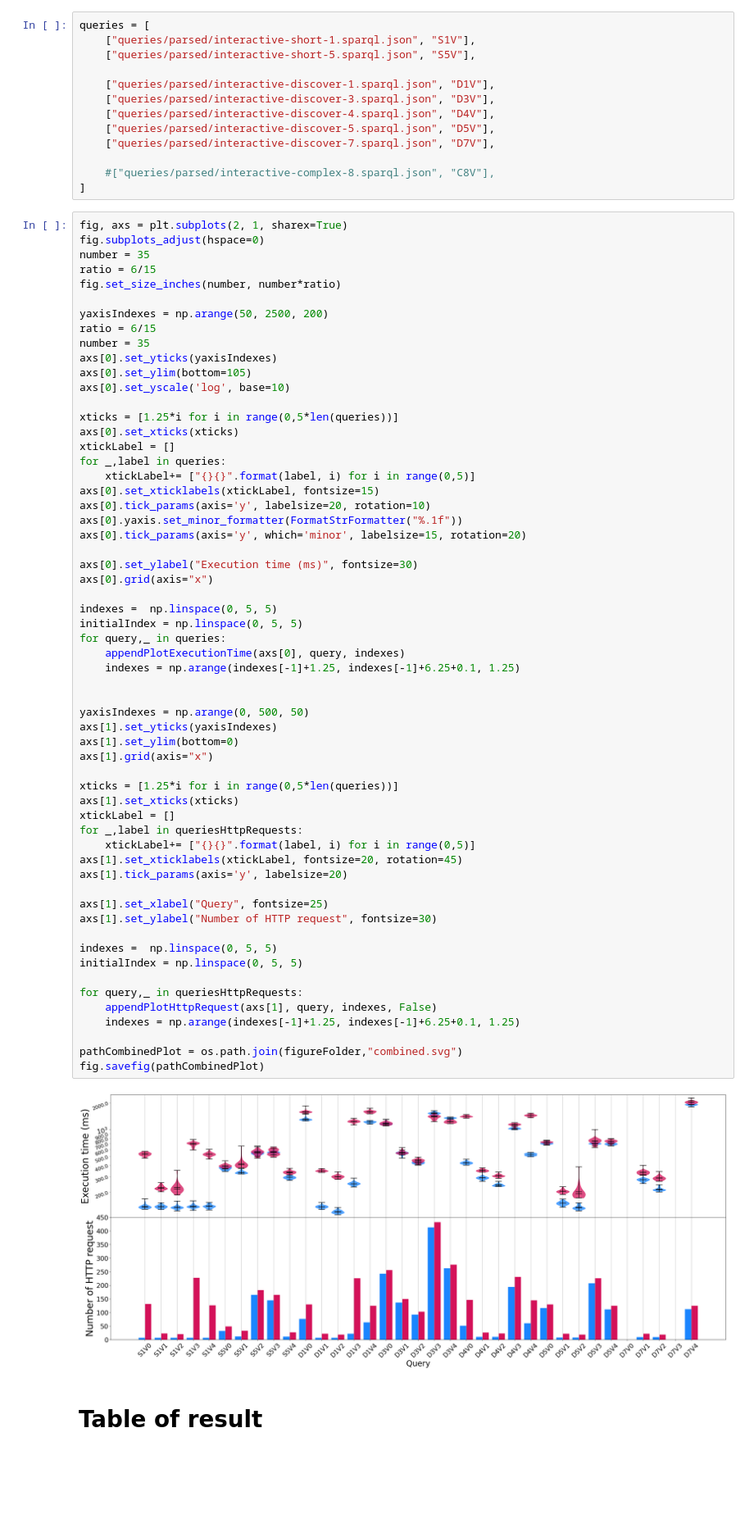
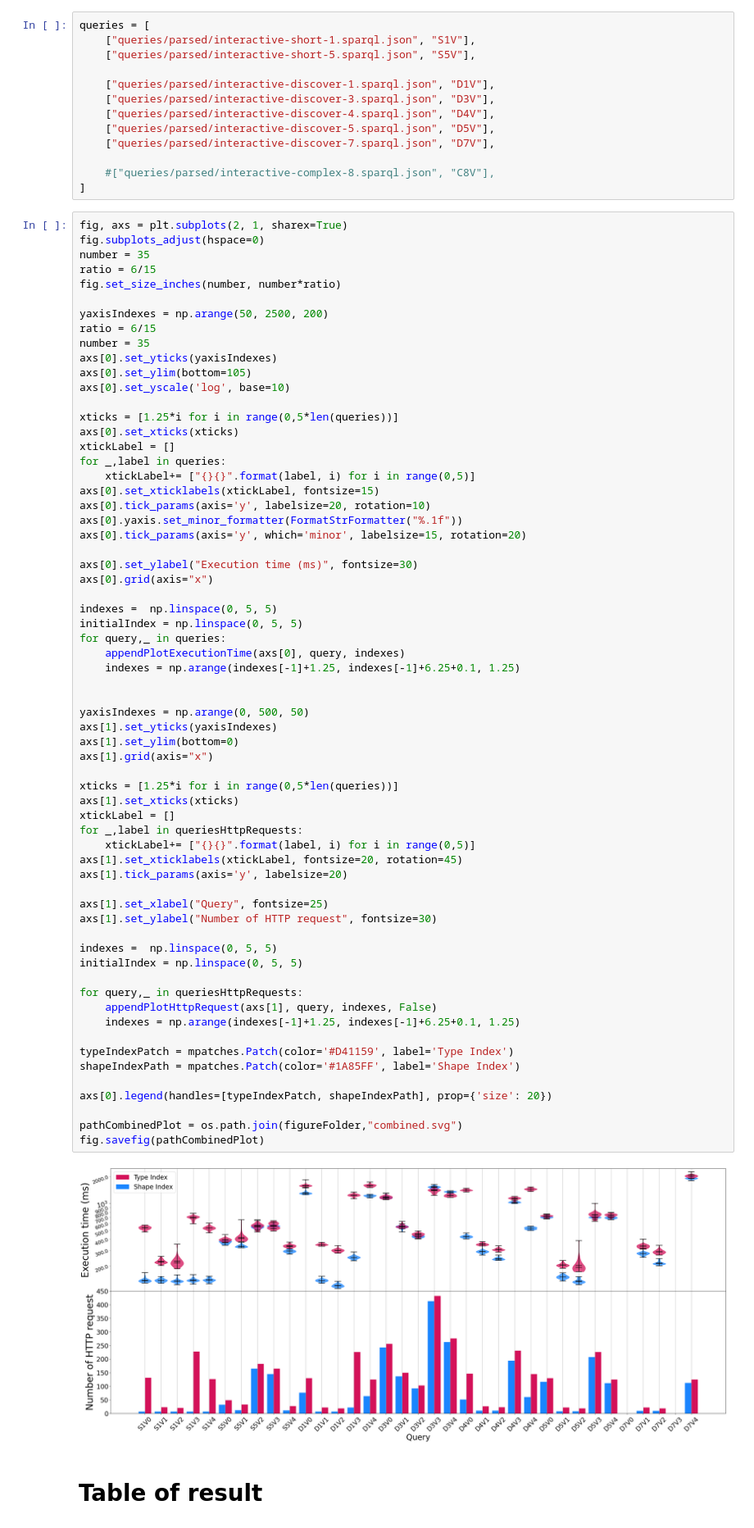
Before and after one commit to constraintAutomaton/amw_shape_index_results, a Jupyter notebook: result/analysis.ipynb, the cells around one changed output. Shown at 82% size. Cells and saved outputs as stored; diff of their text form; blank space fills up the shorter version.

Commit message:
legend added to the plot

```diff
--- a/result/analysis.ipynb
+++ b/result/analysis.ipynb
@@ -596,34 +597,39 @@ for query,_ in queries:
     appendPlotExecutionTime(axs[0], query, indexes)
     indexes = np.arange(indexes[-1]+1.25, indexes[-1]+6.25+0.1, 1.25)
 
 
 yaxisIndexes = np.arange(0, 500, 50)
 axs[1].set_yticks(yaxisIndexes)
 axs[1].set_ylim(bottom=0)
 axs[1].grid(axis="x")
 
 xticks = [1.25*i for i in range(0,5*len(queries))]
 axs[1].set_xticks(xticks)
 xtickLabel = []
 for _,label in queriesHttpRequests:
     xtickLabel+= ["{}{}".format(label, i) for i in range(0,5)]
 axs[1].set_xticklabels(xtickLabel, fontsize=20, rotation=45)
 axs[1].tick_params(axis='y', labelsize=20)
 
 axs[1].set_xlabel("Query", fontsize=25)
 axs[1].set_ylabel("Number of HTTP request", fontsize=30)
 
 indexes =  np.linspace(0, 5, 5)
 initialIndex = np.linspace(0, 5, 5)
 
 for query,_ in queriesHttpRequests:
     appendPlotHttpRequest(axs[1], query, indexes, False)
     indexes = np.arange(indexes[-1]+1.25, indexes[-1]+6.25+0.1, 1.25)
 
+typeIndexPatch = mpatches.Patch(color='#D41159', label='Type Index')
+shapeIndexPath = mpatches.Patch(color='#1A85FF', label='Shape Index')
+
+axs[0].legend(handles=[typeIndexPatch, shapeIndexPath], prop={'size': 20})
+
 pathCombinedPlot = os.path.join(figureFolder,"combined.svg")
 fig.savefig(pathCombinedPlot)
 # %% [output]
-[figure, old version]
+[figure, new version]
 # %% [markdown]
 # Table of result
 # %% [markdown]
```
Also changed, not shown: parts of 2 cells of this notebook, 5 other files.
